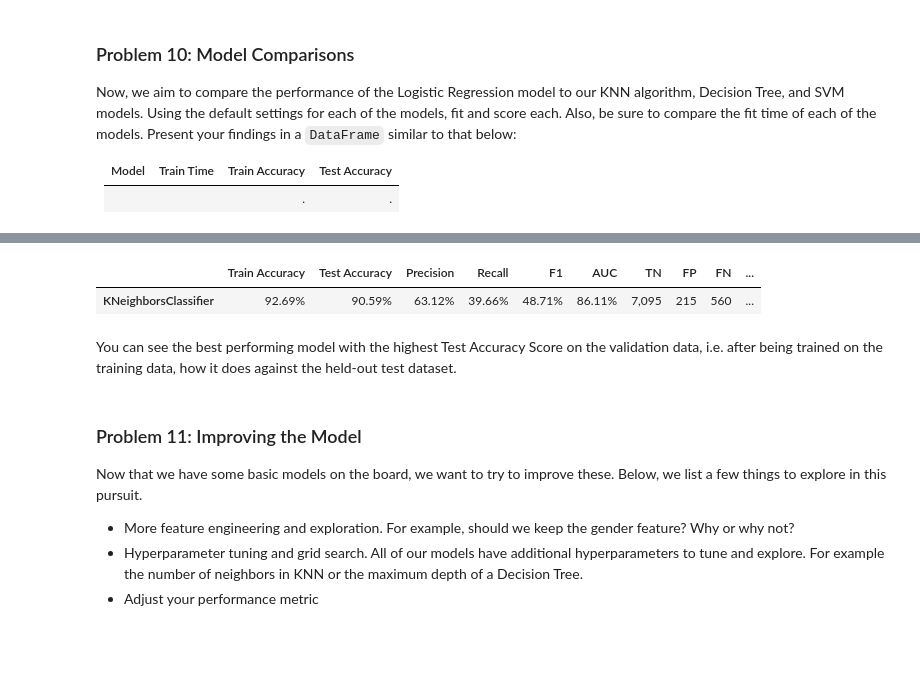
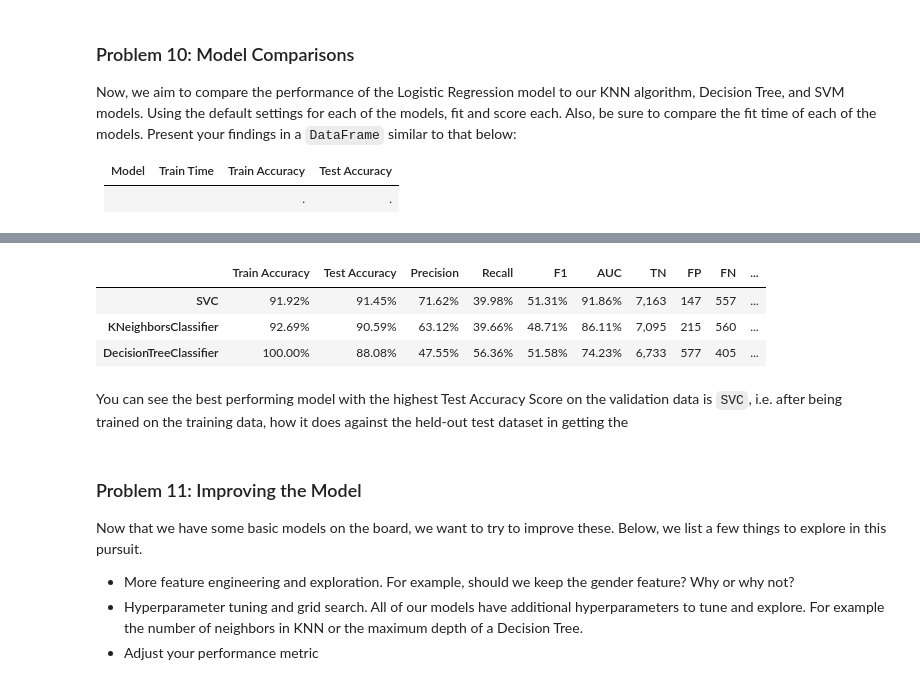
Before and after one commit to fazeelgm/UCB_ML_AI_PracticalApp_III, a Jupyter notebook: ClassifiersComparison-MarketingCampaigns.ipynb, the cells around one changed output, grey strips where cells are left out. Saved outputs shown, nothing was run; the diff lists cells and outputs as text; code cells hidden in the pictures; blank space fills up the shorter version.

Commit message:
Save the results file

```diff
--- a/ClassifiersComparison-MarketingCampaigns.ipynb
+++ b/ClassifiersComparison-MarketingCampaigns.ipynb
@@ -451,8 +451,8 @@ Now, we aim to compare the performance of the Logistic Regression model to our K
 # Define the default models
 models = {
     'KNeighborsClassifier': KNeighborsClassifier(),
-    # 'DecisionTreeClassifier': DecisionTreeClassifier(),
-    # 'SVC': SVC(probability=True)
+    'DecisionTreeClassifier': DecisionTreeClassifier(),
+    'SVC': SVC(probability=True)
 }
 
 results = {}
@@ -493,13 +493,14 @@ for name, model in models.items():
         'Test Accuracy': f'{model.score(X_test_scaled, y_test)*100:.2f}%',
         'Precision': f'{precision_score(y_test, y_preds)*100:.2f}%',
         'Recall': f'{recall_score(y_test, y_preds)*100:.2f}%',
-        'F1': f'{f1_score(y_test, y_preds)*100:.2f}%',
+        'F1 ': f'{f1_score(y_test, y_preds)*100:.2f}%',
         'AUC': f'{roc_auc_score(y_test, y_probs)*100:.2f}%',
         'TN' : f'{cm[0, 0]:,d}',
         'FP' : f'{cm[0, 1]:,d}',
         'FN' : f'{cm[1, 0]:,d}',
         'TP' : f'{cm[1, 1]:,d}',
     }
+    logging.debug(f'{name}: Got metrics')
 
     results_preds[name] = y_preds
     results_probs[name] = y_probs
@@ -514,3 +523,8 @@ KNeighborsClassifier: Done - 14.96s
 # %%
-pd.DataFrame(results).T.sort_values(by='Test Accuracy', ascending=False)
+def_results_df = pd.DataFrame(results).T.sort_values(by='Test Accuracy', ascending=False)
+
+if not Config.SUPPRESS_OUTPUT_FILES:
+    dfi.export(def_results_df, 'images/table_models_defaults.png')
+
+def_results_df
 # %% [output]
@@ -517,7 +536,9 @@ pd.DataFrame(results).T.sort_values(by='Test Accuracy', ascending=False)
 |  | Train Accuracy | Test Accuracy | Precision | Recall | F1 | AUC | TN | FP | FN | ... |
+| SVC | 91.92% | 91.45% | 71.62% | 39.98% | 51.31% | 91.86% | 7,163 | 147 | 557 | ... |
 | KNeighborsClassifier | 92.69% | 90.59% | 63.12% | 39.66% | 48.71% | 86.11% | 7,095 | 215 | 560 | ... |
+| DecisionTreeClassifier | 100.00% | 88.08% | 47.55% | 56.36% | 51.58% | 74.23% | 6,733 | 577 | 405 | ... |
 # %% [markdown]
-You can see the best performing model with the highest Test Accuracy Score on the validation data, i.e. after being trained on the training data, how it does against the held-out test dataset.
+You can see the best performing model with the highest Test Accuracy Score on the validation data is `SVC`, i.e. after being trained on the training data, how it does against the held-out test dataset in getting the
 # %% [markdown]
 ### Problem 11: Improving the Model
 
```
Also changed, not shown: parts of 6 cells of this notebook.
